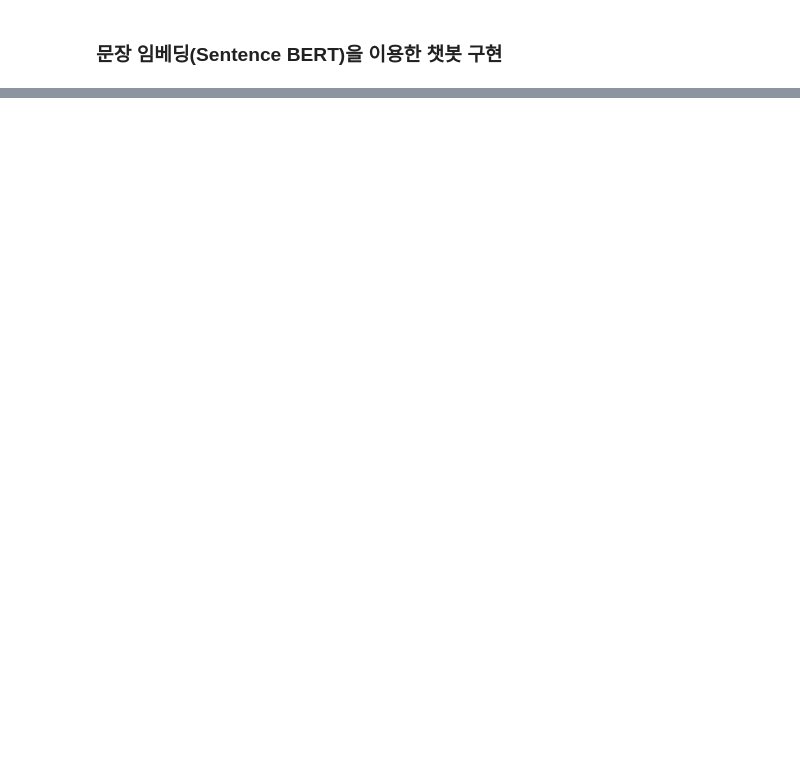
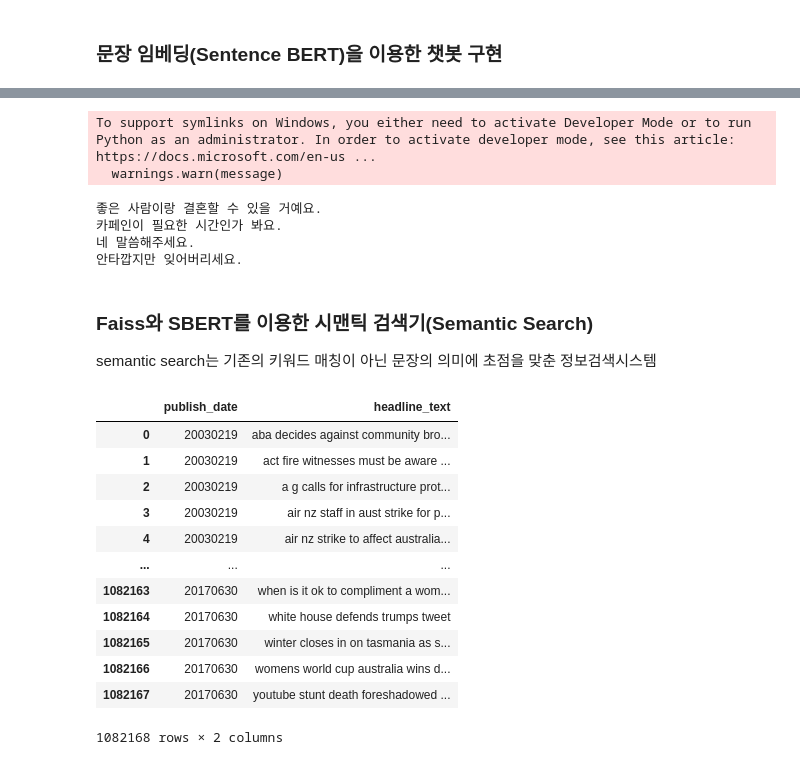
Before and after one commit to imim555/NLP, a Jupyter notebook: BERT_exam.ipynb, the cells around one changed output, grey strips where cells are left out. Saved outputs shown, nothing was run; the diff lists cells and outputs as text; code cells hidden in the pictures; blank space fills up the shorter version.

Commit message:
bert

```diff
--- a/BERT_exam.ipynb
+++ b/BERT_exam.ipynb
@@ -14,0 +36,14 @@
+# %%
+# 사전 훈련된 BERT 로드
+model_name = 'xlm-r-100langs-bert-base-nli-stsb-mean-tokens'
+model = SentenceTransformer('sentence-transformers/'+model_name)
+    # 100가지 언어를 지원(한국어 포함)하는 다국어 BERT BASE 모델로
+    # SNLI 데이터를 학습 후 STS-B 데이터로 학습되었으며,
+    # 문장벡터를 얻기 위해 평균풀링(mean-tokens)을 사용
+    # 다시 말해서 NLI 데이터를 학습 후에 STS 데이터로 추가 파인 튜닝한 모델이라는 의미
+
+    # < SentenceTransformer로 로드할 수 있는 다양한 모델에 대한 리스트 >
+    # => https://huggingface.co/models?library=sentence-transformers
+# %% [output]
+To support symlinks on Windows, you either need to activate Developer Mode or to run Python as an administrator. In order to activate developer mode, see this article: https://docs.microsoft.com/en-us ...
+  warnings.warn(message)
@@ -14,0 +68,25 @@
+# %%
+# 챗봇 테스트
+question = '결혼하고 싶어'
+res=return_answer(question)
+print(res)
+
+question = '나랑 커피 먹을래?'
+res=return_answer(question)
+print(res)
+
+question = '방가방가방가'
+res=return_answer(question)
+print(res)
+
+question = 'ㅋㅋㅋㅋ'
+res=return_answer(question)
+print(res)
+# %% [output]
+좋은 사람이랑 결혼할 수 있을 거예요.
+카페인이 필요한 시간인가 봐요.
+네 말씀해주세요.
+안타깝지만 잊어버리세요.
+# %% [markdown]
+### Faiss와 SBERT를 이용한 시맨틱 검색기(Semantic Search)
+semantic search는 기존의 키워드 매칭이 아닌 문장의 의미에 초점을 맞춘 정보검색시스템
@@ -14,0 +106,23 @@
+# %%
+# 데이터 로드
+# 약 100만개의 뉴스 기사 제목 데이터를 사용
+url="https://raw.githubusercontent.com/ukairia777/tensorflow-nlp-tutorial/main/19.%20Topic%20Modeling%20(LDA%2C%20BERT-Based)/dataset/abcnews-date-text.csv"
+filename="./attach/abcnews-date-text.csv"
+urllib.request.urlretrieve(url=url, filename=filename)
+
+df = pd.read_csv(filename)
+df
+# %% [output]
+|  | publish_date | headline_text |
+| 0 | 20030219 | aba decides against community bro... |
+| 1 | 20030219 | act fire witnesses must be aware ... |
+| 2 | 20030219 | a g calls for infrastructure prot... |
+| 3 | 20030219 | air nz staff in aust strike for p... |
+| 4 | 20030219 | air nz strike to affect australia... |
+| ... | ... | ... |
+| 1082163 | 20170630 | when is it ok to compliment a wom... |
+| 1082164 | 20170630 | white house defends trumps tweet |
+| 1082165 | 20170630 | winter closes in on tasmania as s... |
+| 1082166 | 20170630 | womens world cup australia wins d... |
+| 1082167 | 20170630 | youtube stunt death foreshadowed ... |
+1082168 rows × 2 columns
```
Also changed, not shown: parts of 19 cells of this notebook, 2 other files.
